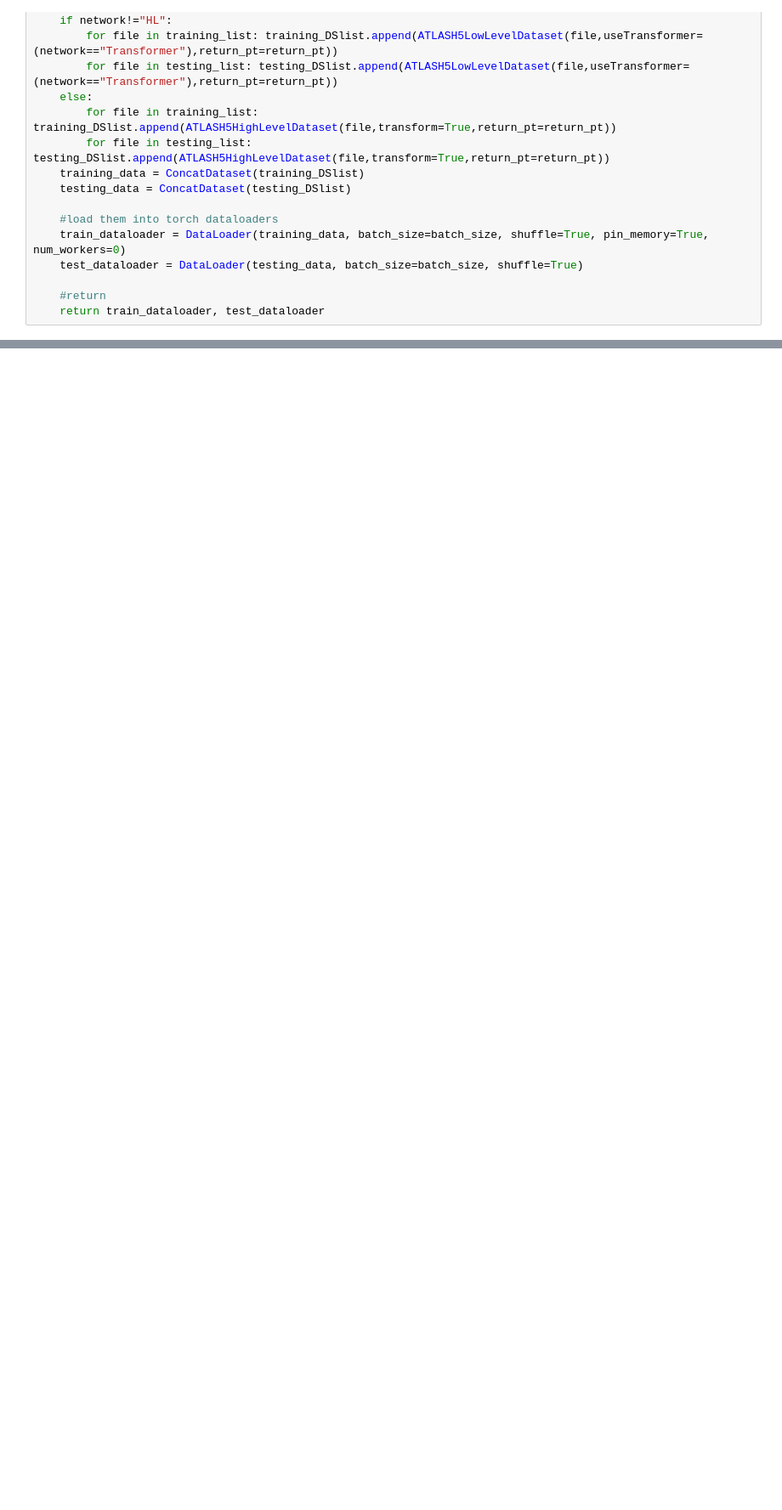
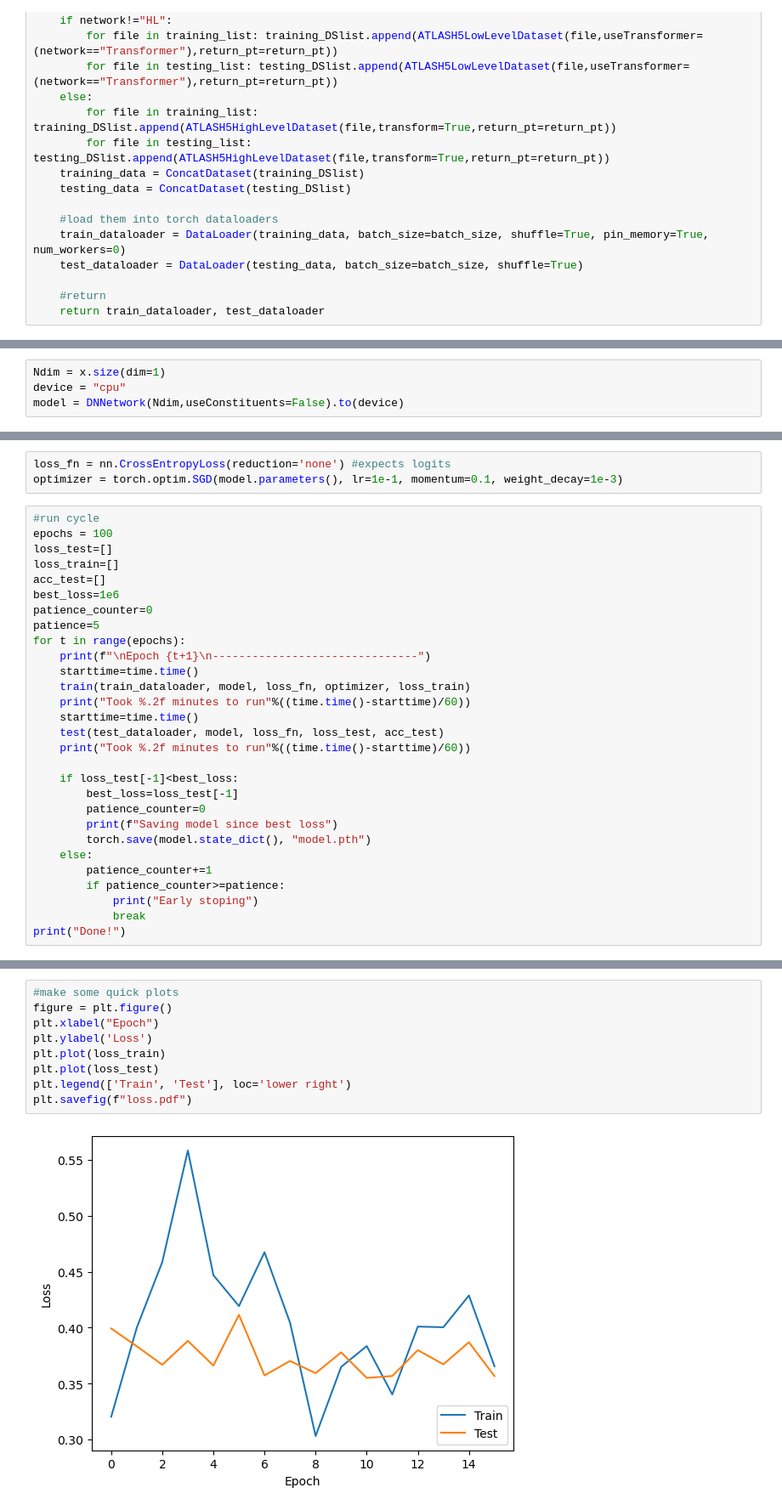
Before and after one commit to RobertLes/cometa-ML-tutorial, a Jupyter notebook: train.ipynb, the cells around one changed output, grey strips where cells are left out. Shown at 85% size. Cells and saved outputs as stored; diff of their text form; blank space fills up the shorter version.

```diff
--- a/train.ipynb
+++ b/train.ipynb
@@ -211,0 +223,4 @@ AssertionError: datasets should not be an empty iterable
+# %%
+Ndim = x.size(dim=1)
+device = "cpu"
+model = DNNetwork(Ndim,useConstituents=False).to(device)
@@ -211,0 +259,32 @@ AssertionError: datasets should not be an empty iterable
+# %%
+loss_fn = nn.CrossEntropyLoss(reduction='none') #expects logits
+optimizer = torch.optim.SGD(model.parameters(), lr=1e-1, momentum=0.1, weight_decay=1e-3)
+# %%
+#run cycle
+epochs = 100
+loss_test=[]
+loss_train=[]
+acc_test=[]
+best_loss=1e6
+patience_counter=0
+patience=5
+for t in range(epochs):
+    print(f"\nEpoch {t+1}\n-------------------------------")
+    starttime=time.time()
+    train(train_dataloader, model, loss_fn, optimizer, loss_train)
+    print("Took %.2f minutes to run"%((time.time()-starttime)/60))
+    starttime=time.time()
+    test(test_dataloader, model, loss_fn, loss_test, acc_test)
+    print("Took %.2f minutes to run"%((time.time()-starttime)/60))
+
+    if loss_test[-1]<best_loss:
+        best_loss=loss_test[-1]
+        patience_counter=0
+        print(f"Saving model since best loss")
+        torch.save(model.state_dict(), "model.pth")
+    else:
+        patience_counter+=1
+        if patience_counter>=patience:
+            print("Early stoping")
+            break
+print("Done!")
@@ -211,0 +309,11 @@ AssertionError: datasets should not be an empty iterable
+# %%
+#make some quick plots
+figure = plt.figure()
+plt.xlabel("Epoch")
+plt.ylabel('Loss')
+plt.plot(loss_train)
+plt.plot(loss_test)
+plt.legend(['Train', 'Test'], loc='lower right')
+plt.savefig(f"loss.pdf")
+# %% [output]
+[figure, added]
```
Also changed, not shown: parts of 14 cells of this notebook, 1 other file.
